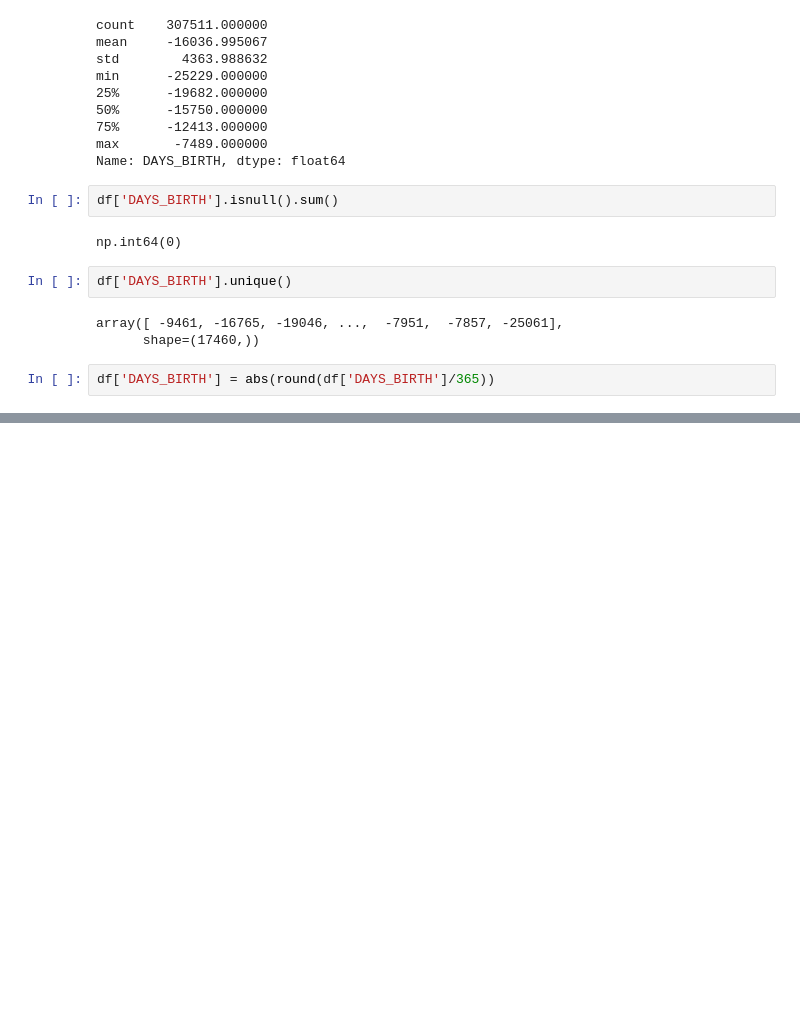
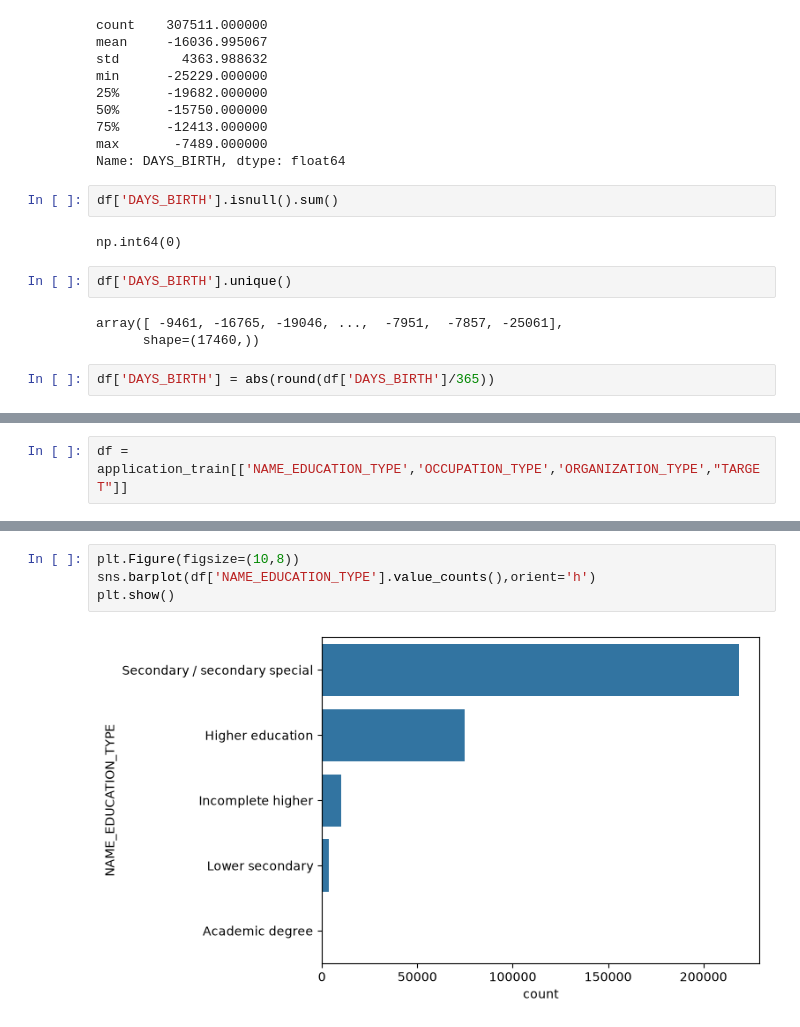
Before and after one commit to Felix-Locnguyen/Home-Credit-Default-Risk, a Jupyter notebook: Notebooks/Data_understanding.ipynb, the cells around one changed output, grey strips where cells are left out. Drawn from its saved outputs; the diff is of its cells as text; blank space fills up the shorter version.

```diff
--- a/Notebooks/Data_understanding.ipynb
+++ b/Notebooks/Data_understanding.ipynb
@@ -694,0 +772,2 @@ df = application_train['NAME_CONTRACT_TYPE']
+# %%
+df = application_train[['NAME_EDUCATION_TYPE','OCCUPATION_TYPE','ORGANIZATION_TYPE',"TARGET"]]
@@ -694,0 +796,6 @@ df = application_train['NAME_CONTRACT_TYPE']
+# %%
+plt.Figure(figsize=(10,8))
+sns.barplot(df['NAME_EDUCATION_TYPE'].value_counts(),orient='h')
+plt.show()
+# %% [output]
+[figure, added]
```
Also changed, not shown: parts of 50 cells of this notebook.
